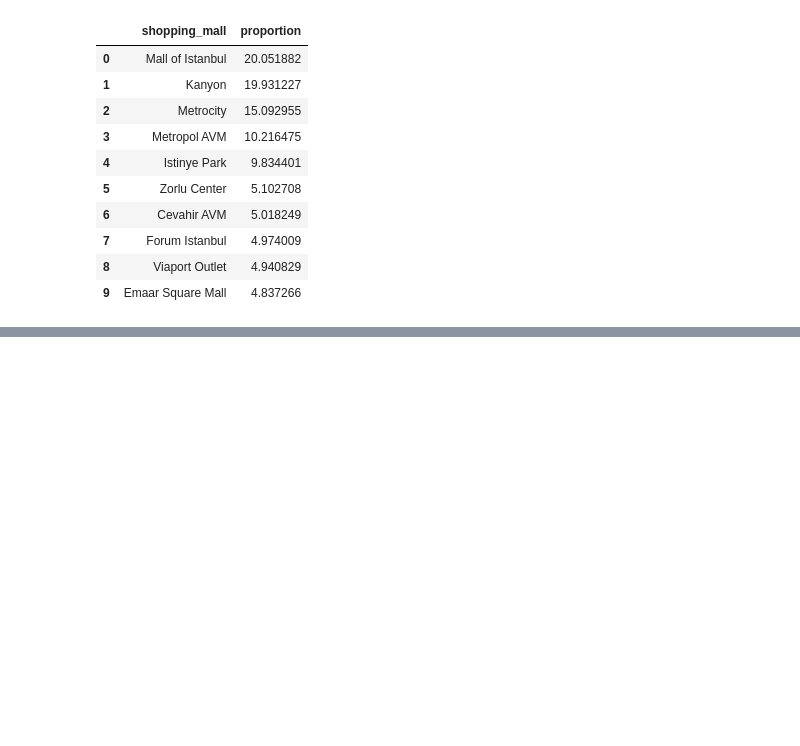
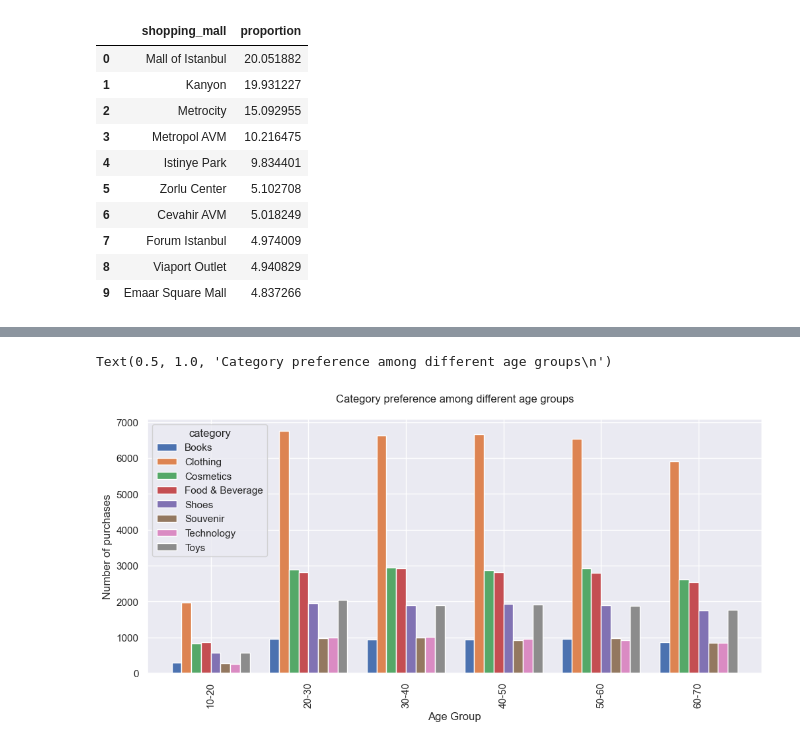
Before and after one commit to Scorpgodwest/customer-analysis, a Jupyter notebook: customer_analysis.ipynb, the cells around one changed output, grey strips where cells are left out. Drawn from its saved outputs; the diff is of its cells as text; code cells hidden in the pictures; blank space fills up the shorter version.

```diff
--- a/customer_analysis.ipynb
+++ b/customer_analysis.ipynb
@@ -255,3 +275,7 @@ full_df['shopping_mall'].value_counts(normalize=True).mul(100).sort_values(ascen
 | 7 | Forum Istanbul | 4.974009 |
 | 8 | Viaport Outlet | 4.940829 |
 | 9 | Emaar Square Mall | 4.837266 |
+# %%
+category_by_age = full_df.groupby('age_group', as_index=False)['category'].value_counts()\
+       .pivot(columns='category', index='age_group', values='count')
+category_by_age
@@ -257,0 +291,9 @@ full_df['shopping_mall'].value_counts(normalize=True).mul(100).sort_values(ascen
+# %%
+sns.set(style='darkgrid')
+category_by_age.plot(kind='bar', width=0.8,linewidth=1, figsize=(12, 5));
+plt.xlabel('Age Group')
+plt.ylabel('Number of purchases')
+plt.title('Category preference among different age groups\n')
+# %% [output]
+Text(0.5, 1.0, 'Category preference among different age groups\n')
+[figure, added]
```
Also changed, not shown: parts of 17 cells of this notebook, 1 other file.
